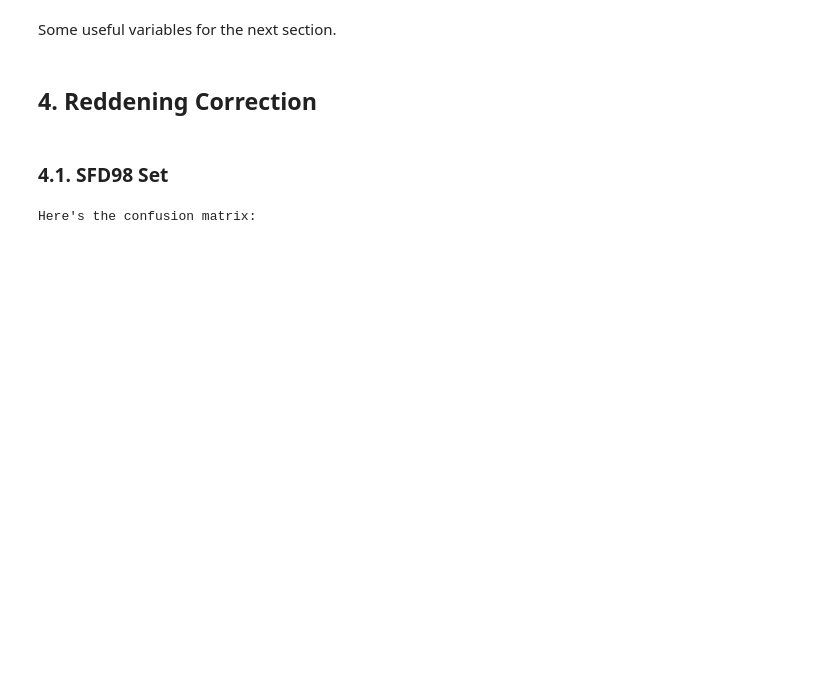
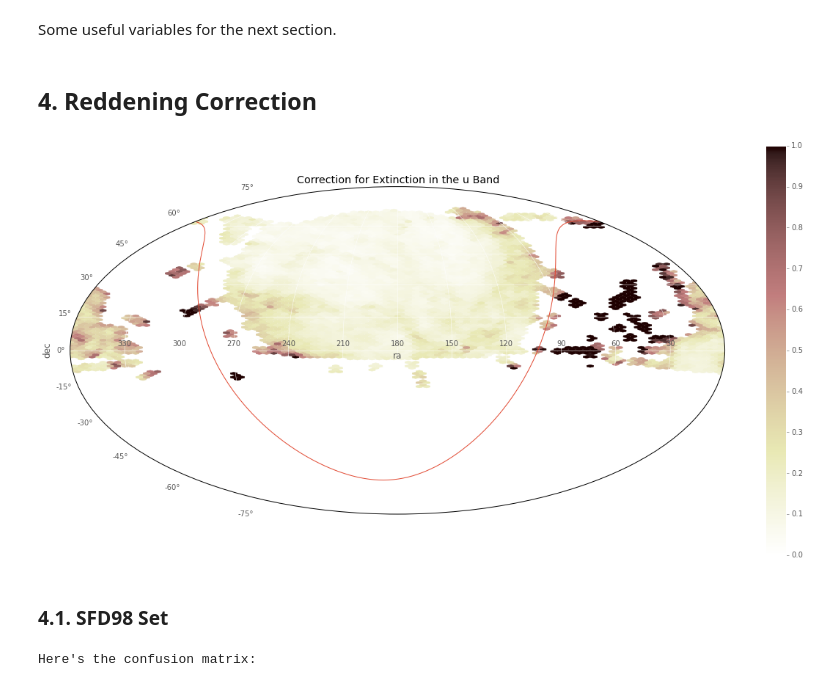
Before and after one commit to chengsoonong/mclass-sky, a Jupyter notebook: sdss_features.ipynb, the cells around one changed output. Saved outputs shown, nothing was run; the diff lists cells and outputs as text; code cells hidden in the pictures; blank space fills up the shorter version.

```diff
--- a/sdss_features.ipynb
+++ b/sdss_features.ipynb
@@ -325,6 +329,13 @@ correct = y_test == y_pred_test
 C_func = lambda c: np.sum(c) / len(c) if c else 0
 # %% [markdown]
 ## 4. Reddening Correction <a id='s4'></a>
+# %%
+plot_hex_map(sdss['ra'], sdss['dec'],
+             C=sdss['extinction_u'], reduce_C_function=np.mean, origin=180,
+             vmin=0, vmax=1, mincnt=1, milky_way=True, cmap=plt.cm.pink_r,
+             title='Correction for Extinction in the u Band')
+# %% [output]
+[figure, added]
 # %% [markdown]
 ### 4.1. SFD98 Set <a id='s4.1'></a>
 # %%
```
Also changed, not shown: parts of 5 cells of this notebook, 5 other files.
